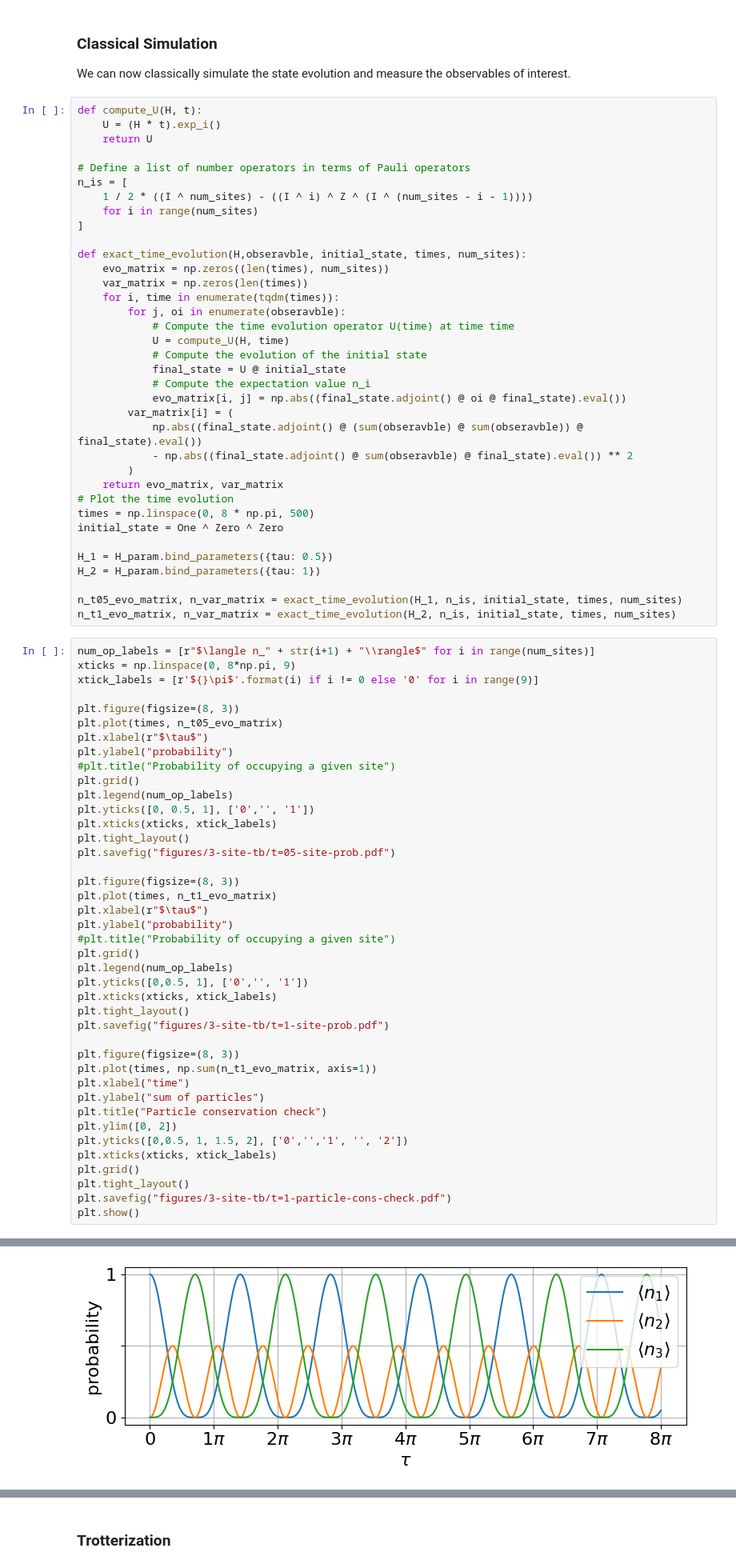
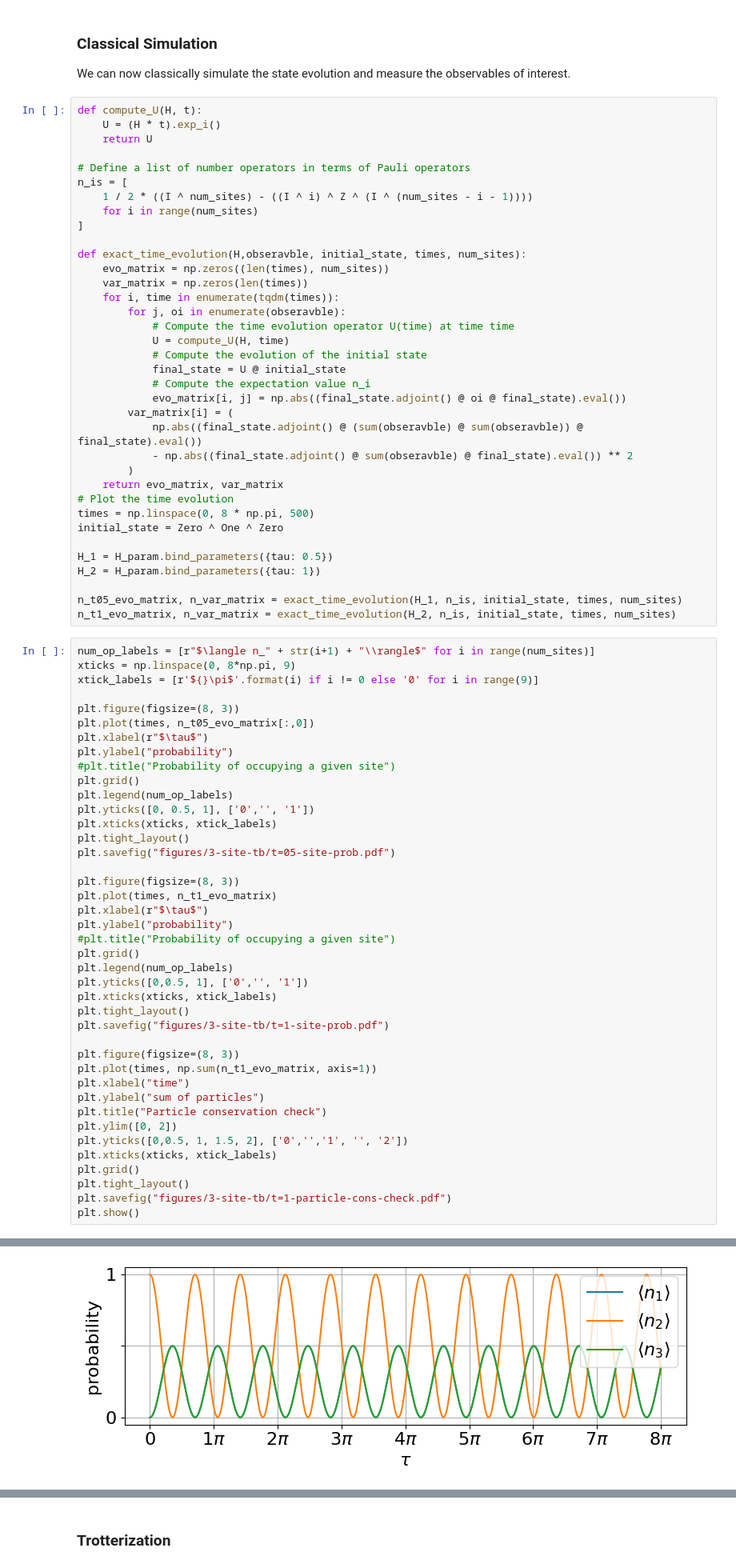
Before and after one commit to oscartq/qsim_mzm, a Jupyter notebook: tight-binding-chain/qsim-3-site-tight-binding.ipynb, the cells around one changed output, grey strips where cells are left out. Shown at 80% size. Saved outputs shown, nothing was run; the diff lists cells and outputs as text.

```diff
--- a/tight-binding-chain/qsim-3-site-tight-binding.ipynb
+++ b/tight-binding-chain/qsim-3-site-tight-binding.ipynb
@@ -124,7 +124,7 @@ def exact_time_evolution(H,obseravble, initial_state, times, num_sites):
     return evo_matrix, var_matrix
 # Plot the time evolution
 times = np.linspace(0, 8 * np.pi, 500)
-initial_state = One ^ Zero ^ Zero
+initial_state = Zero ^ One ^ Zero
 
 H_1 = H_param.bind_parameters({tau: 0.5})
 H_2 = H_param.bind_parameters({tau: 1})
@@ -137,7 +137,7 @@ xticks = np.linspace(0, 8*np.pi, 9)
 xtick_labels = [r'${}\pi$'.format(i) if i != 0 else '0' for i in range(9)]
 
 plt.figure(figsize=(8, 3))
-plt.plot(times, n_t05_evo_matrix)
+plt.plot(times, n_t05_evo_matrix[:,0])
 plt.xlabel(r"$\tau$")
 plt.ylabel("probability")
 #plt.title("Probability of occupying a given site")
@@ -177,4 +177,4 @@ plt.show()
-[figure, old version]
+[figure, new version]
 [figure]
 # %% [markdown]
 ### Trotterization
```
Also changed, not shown: parts of 2 cells of this notebook, 14 other files.
